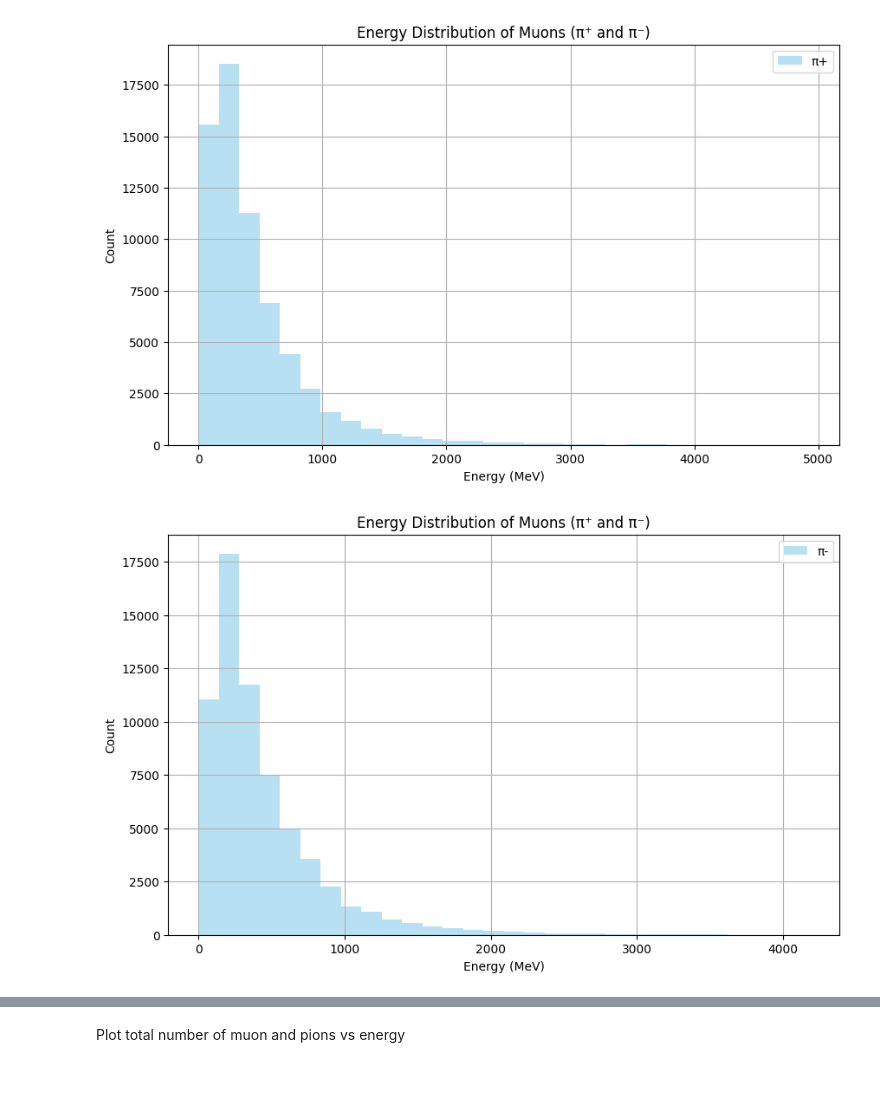
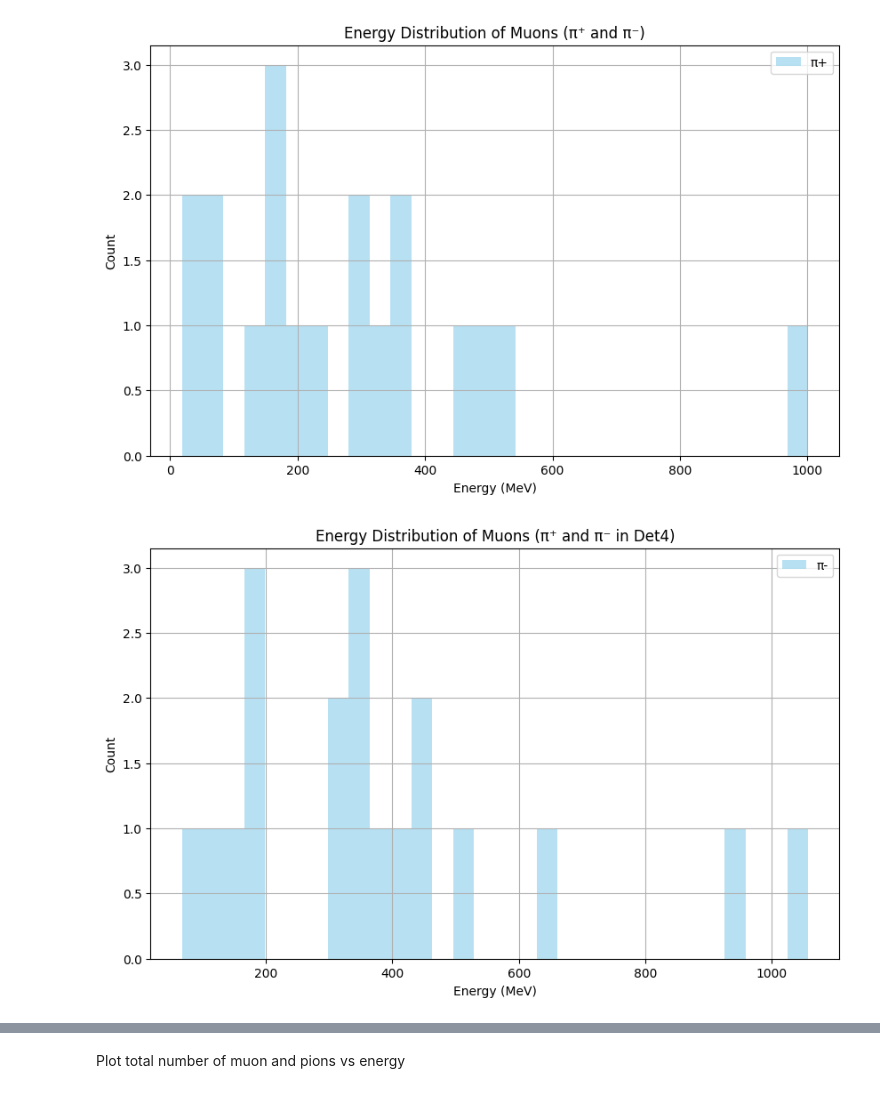
Before and after one commit to prateekraouw/Geant4_new_geo, a Jupyter notebook: build/plot.ipynb, the cells around one changed output, grey strips where cells are left out. Drawn from its saved outputs; the diff is of its cells as text; code cells hidden in the pictures.

```diff
--- a/build/plot.ipynb
+++ b/build/plot.ipynb
@@ -75,6 +75,26 @@ pi_p_2 = []  # pi+ particles in detector 2
 pi_p_2_e = []  # pi+ energies in detector 2
 pi_m_2 = []  # pi- particles in detector 2
 pi_m_2_e = []  # pi- energies in detector 2
+
+# Detector 3
+mu_p_3 = []      # mu+ particles in detector 3
+mu_p_3_e = []    # mu+ energies in detector 3
+mu_m_3 = []      # mu- particles in detector 3
+mu_m_3_e = []    # mu- energies in detector 3
+pi_p_3 = []      # pi+ particles in detector 3
+pi_p_3_e = []    # pi+ energies in detector 3
+pi_m_3 = []      # pi- particles in detector 3
+pi_m_3_e = []    # pi- energies in detector 3
+
+# Detector 4
+mu_p_4 = []      # mu+ particles in detector 4
+mu_p_4_e = []    # mu+ energies in detector 4
+mu_m_4 = []      # mu- particles in detector 4
+mu_m_4_e = []    # mu- energies in detector 4
+pi_p_4 = []      # pi+ particles in detector 4
+pi_p_4_e = []    # pi+ energies in detector 4
+pi_m_4 = []      # pi- particles in detector 4
+pi_m_4_e = []    # pi- energies in detector 4
 # %%
 
 for i in range(0, len(det1_particle)):
@@ -147,6 +181,6 @@ plt.show()
 # %%
 plt.figure(figsize=(10, 6))
-plt.hist(pi_p_1_e, bins=30, alpha=0.6, label='π+', color='skyblue')
+plt.hist(pi_p_4_e, bins=30, alpha=0.6, label='π+', color='skyblue')
 plt.xlabel('Energy (MeV)')
 plt.ylabel('Count')
 plt.title('Energy Distribution of Muons (π⁺ and π⁻)')
@@ -154,18 +188,18 @@ plt.legend()
 plt.grid(True)
 plt.show()
 # %% [output]
-[figure, old version]
+[figure, new version]
 # %%
 plt.figure(figsize=(10, 6))
-plt.hist(pi_m_1_e, bins=30, alpha=0.6, label='π-', color='skyblue')
+plt.hist(pi_m_4_e, bins=30, alpha=0.6, label='π-', color='skyblue')
 plt.xlabel('Energy (MeV)')
 plt.ylabel('Count')
-plt.title('Energy Distribution of Muons (π⁺ and π⁻)')
+plt.title('Energy Distribution of Muons (π⁺ and π⁻ in Det4)')
 plt.legend()
 plt.grid(True)
 plt.show()
 # %% [output]
-[figure, old version]
+[figure, new version]
 # %%
 plt.figure(figsize=(10, 6))
 plt.hist(pi_m_2_e, bins=30, alpha=0.6, label='π-', color='skyblue')
```
Also changed, not shown: parts of 25 cells of this notebook, 27 other files.
